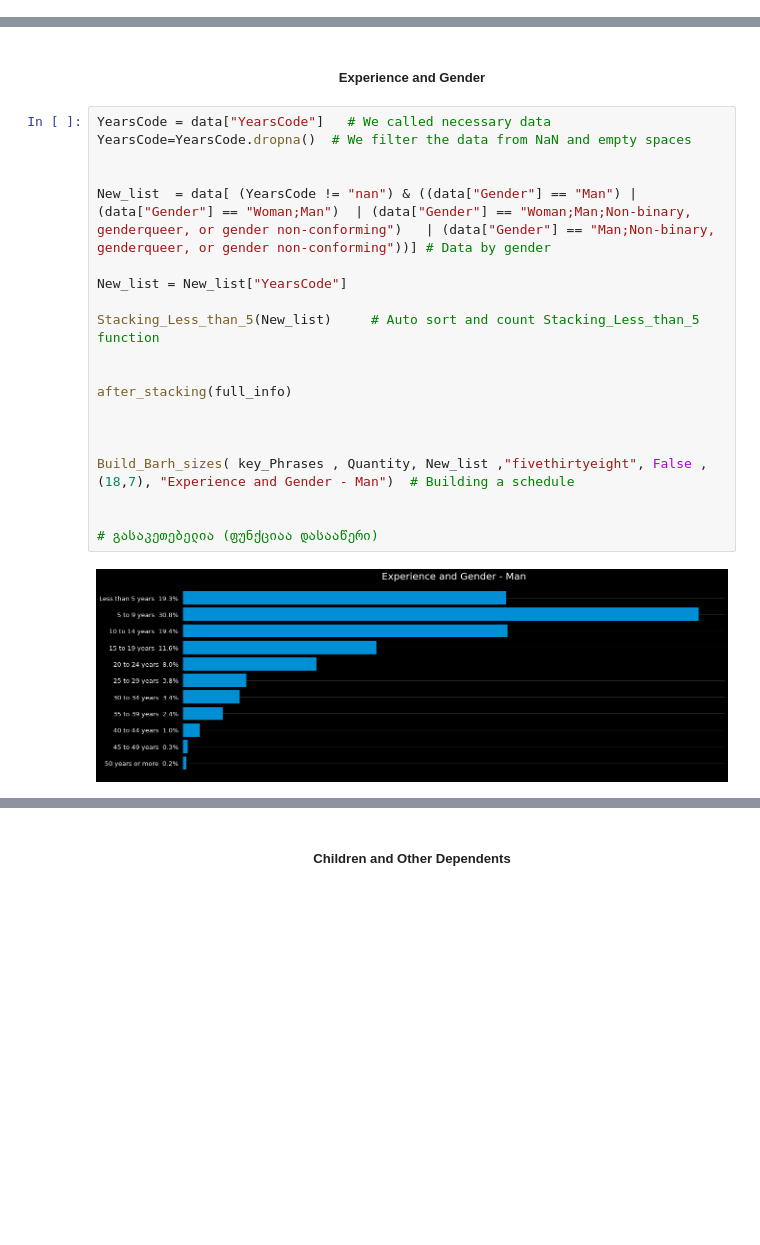
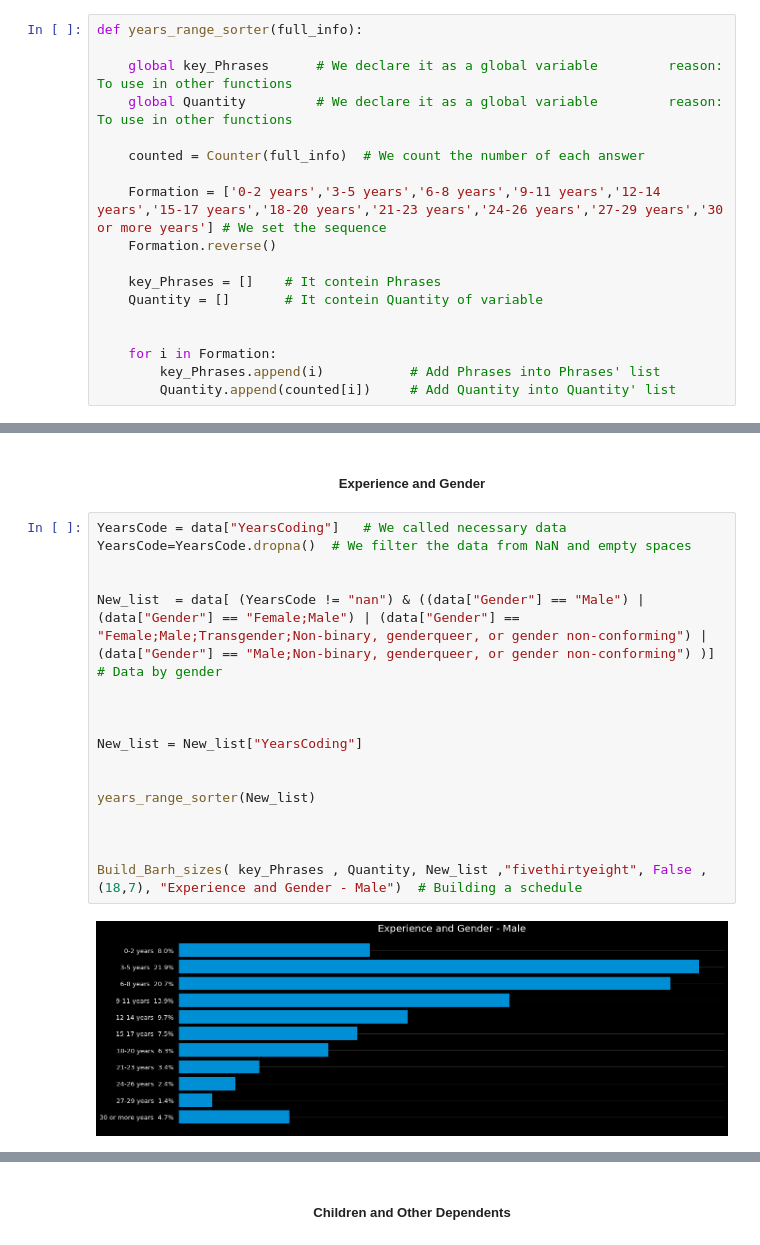
Before and after one commit to anri-Tvalabeishvili/Stackoverflow-Survey-Analysis, a Jupyter notebook: Developer Survey 2018.ipynb, the cells around one changed output, grey strips where cells are left out. Cells and saved outputs as stored; diff of their text form; blank space fills up the shorter version.

```diff
--- a/Developer Survey 2018.ipynb
+++ b/Developer Survey 2018.ipynb
@@ -476,3 +155,21 @@ def after_stacking(full_info):
+# %%
+def years_range_sorter(full_info):
+
+    global key_Phrases      # We declare it as a global variable         reason: To use in other functions
+    global Quantity         # We declare it as a global variable         reason: To use in other functions
+
+    counted = Counter(full_info)  # We count the number of each answer
+
+    Formation = ['0-2 years','3-5 years','6-8 years','9-11 years','12-14 years','15-17 years','18-20 years','21-23 years','24-26 years','27-29 years','30 or more years'] # We set the sequence
+    Formation.reverse()
+
+    key_Phrases = []    # It contein Phrases
+    Quantity = []       # It contein Quantity of variable
+
+
+    for i in Formation:
+        key_Phrases.append(i)           # Add Phrases into Phrases' list
+        Quantity.append(counted[i])     # Add Quantity into Quantity' list
 # %% [markdown]
 ## <h2 style="text-align:center; ">  <br >
 # %% [markdown]
@@ -938,25 +627,22 @@ Build_Barh_sizes( key_Phrases , Quantity, EdLevel ,"fivethirtyeight", False , (1
 # %% [markdown]
 <h5 style="text-align:center; " > <b>Experience and Gender
 # %%
-YearsCode = data["YearsCode"]   # We called necessary data
+YearsCode = data["YearsCoding"]   # We called necessary data
 YearsCode=YearsCode.dropna()  # We filter the data from NaN and empty spaces
 
 
-New_list  = data[ (YearsCode != "nan") & ((data["Gender"] == "Man") | (data["Gender"] == "Woman;Man")  | (data["Gender"] == "Woman;Man;Non-binary, genderqueer, or gender non-conforming")   | (data["Gender"] == "Man;Non-binary, genderqueer, or gender non-conforming"))] # Data by gender
-
-New_list = New_list["YearsCode"]
-
-Stacking_Less_than_5(New_list)     # Auto sort and count Stacking_Less_than_5 function
-
-
-after_stacking(full_info)
+New_list  = data[ (YearsCode != "nan") & ((data["Gender"] == "Male") | (data["Gender"] == "Female;Male") | (data["Gender"] == "Female;Male;Transgender;Non-binary, genderqueer, or gender non-conforming") | (data["Gender"] == "Male;Non-binary, genderqueer, or gender non-conforming") )] # Data by gender
 
 
 
-Build_Barh_sizes( key_Phrases , Quantity, New_list ,"fivethirtyeight", False , (18,7), "Experience and Gender - Man")  # Building a schedule
+New_list = New_list["YearsCoding"]
 
 
-# გასაკეთებელია (ფუნქციაა დასააწერი)
+years_range_sorter(New_list)
+
+
+
+Build_Barh_sizes( key_Phrases , Quantity, New_list ,"fivethirtyeight", False , (18,7), "Experience and Gender - Male")  # Building a schedule
 # %% [output]
-[figure, old version]
+[figure, new version]
 # %%
```
Also changed, not shown: parts of 19 cells of this notebook.
